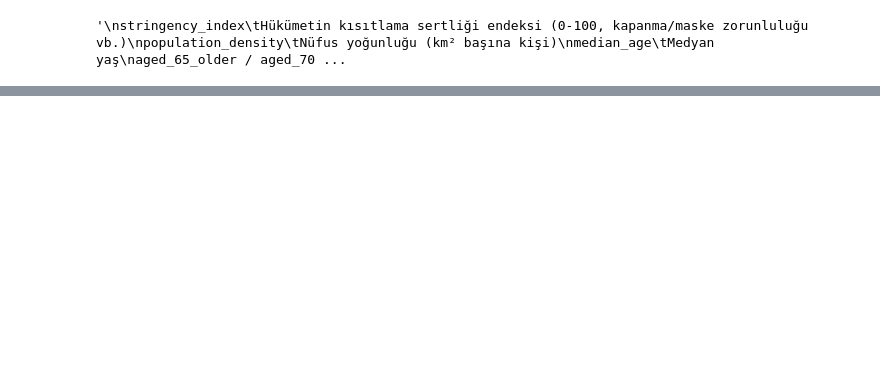
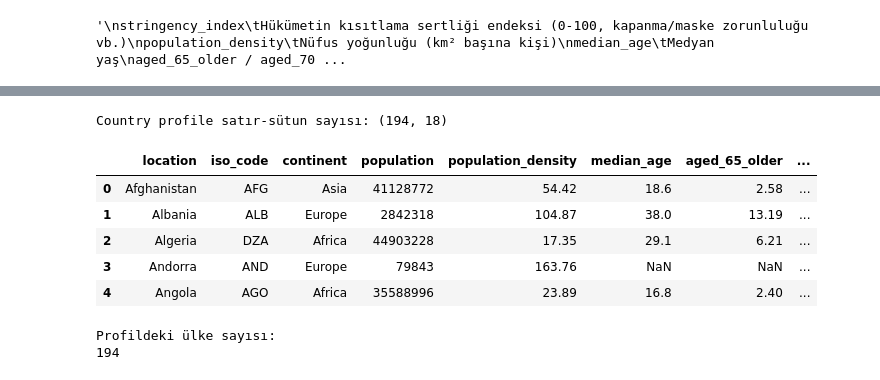
Before and after one commit to nazlican-engineer/CoronaVirusProject, a Jupyter notebook: notebooks/demographic_economic_analysis.ipynb, the cells around one changed output, grey strips where cells are left out. Saved outputs shown, nothing was run; the diff lists cells and outputs as text; code cells hidden in the pictures; blank space fills up the shorter version.

```diff
--- a/notebooks/demographic_economic_analysis.ipynb
+++ b/notebooks/demographic_economic_analysis.ipynb
@@ -1756,0 +20,22 @@ print(
+# %%
+#temizlenmiş dataseti yüklüyoruz
+import pandas as pd
+import numpy as np
+import matplotlib.pyplot as plt
+
+df_countries = pd.read_csv(
+    r'C:\Users\nazlican\OneDrive\Masaüstü\CoronaVirusProject\data\processed\countries_clean.csv',
+    parse_dates=['date']
+)
+
+print('Satır-sütun sayısı:', df_countries.shape)
+print('Ülke sayısı:', df_countries['location'].nunique())
+print('İlk tarih:', df_countries['date'].min())
+print('Son tarih:', df_countries['date'].max())
+
+print(
+    'Tekrarlayan ülke-tarih kaydı:',
+    df_countries.duplicated(
+        subset=['location', 'date']
+    ).sum()
+)
@@ -1756,0 +237,30 @@ print(
+# %%
+country_profile_columns = [
+    'location',
+    'iso_code',
+    'continent',
+    'population'
+] + static_profile_columns #her ülke için bir profil çiziyoruz
+
+country_profile = (
+    df_countries[country_profile_columns]
+    .groupby('location', as_index=False)
+    .first()
+)
+
+print('Country profile satır-sütun sayısı:', country_profile.shape)
+
+display(country_profile.head())
+
+print('\nProfildeki ülke sayısı:')
+print(country_profile['location'].nunique())
+# %% [output]
+Country profile satır-sütun sayısı: (194, 18)
+|  | location | iso_code | continent | population | population_density | median_age | aged_65_older | ... |
+| 0 | Afghanistan | AFG | Asia | 41128772 | 54.42 | 18.6 | 2.58 | ... |
+| 1 | Albania | ALB | Europe | 2842318 | 104.87 | 38.0 | 13.19 | ... |
+| 2 | Algeria | DZA | Africa | 44903228 | 17.35 | 29.1 | 6.21 | ... |
+| 3 | Andorra | AND | Europe | 79843 | 163.76 | NaN | NaN | ... |
+| 4 | Angola | AGO | Africa | 35588996 | 23.89 | 16.8 | 2.40 | ... |
+Profildeki ülke sayısı:
+194
```
Also changed, not shown: parts of 66 cells of this notebook.
